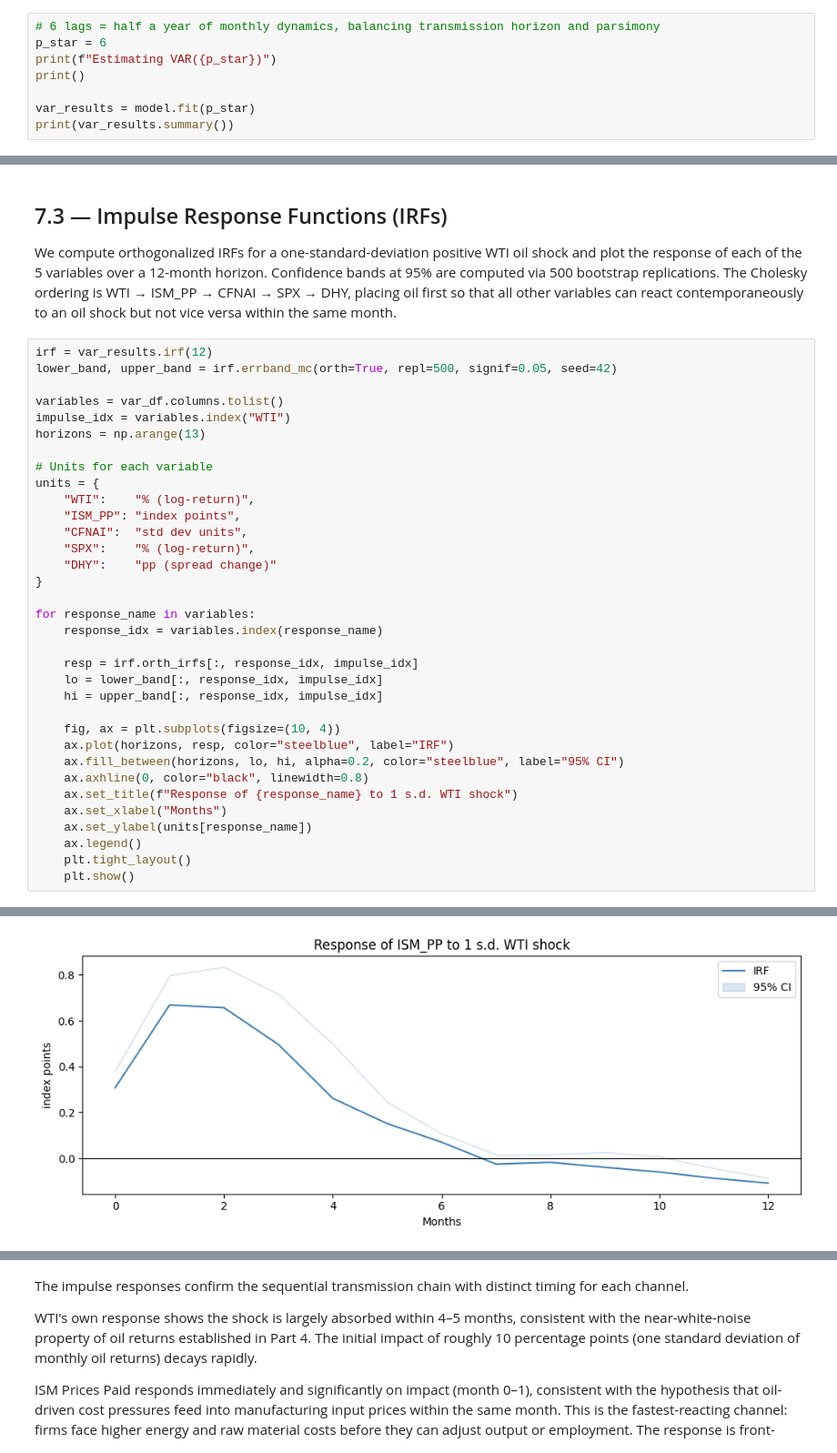
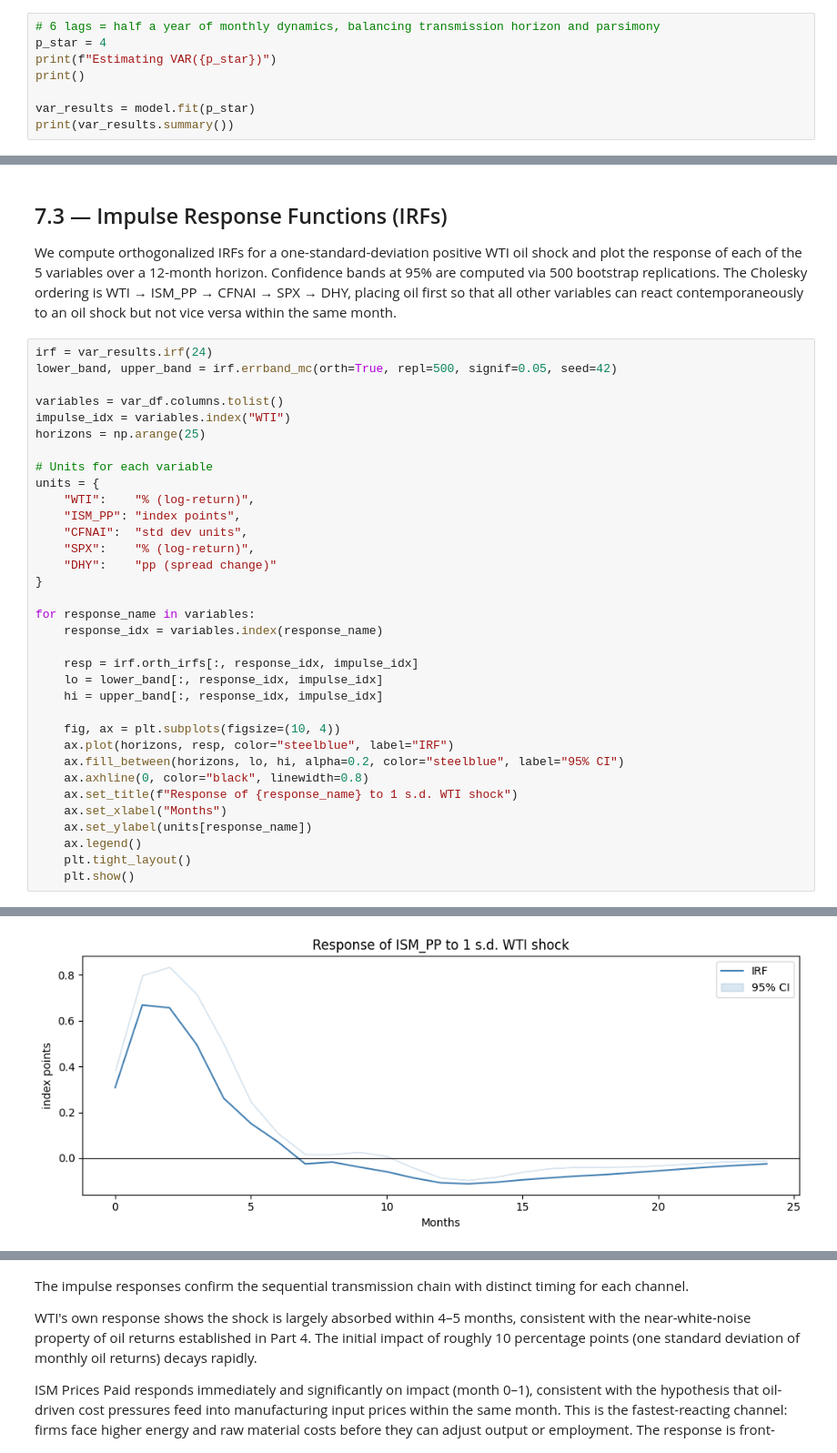
Before and after one commit to Altankaragulle/EMIF_Project_Oil, a Jupyter notebook: EMIF_Oil_Shock_Project.ipynb, the cells around one changed output, grey strips where cells are left out. Shown at 91% size. Cells and saved outputs as stored; diff of their text form.

```diff
--- a/EMIF_Oil_Shock_Project.ipynb
+++ b/EMIF_Oil_Shock_Project.ipynb
@@ -1237,7 +1236,7 @@ lag_table.round(4)
 VAR(p*) estimated via `statsmodels.tsa.vector_ar.var_model.VAR`. We print the full model summary and inspect the S&P 500 equation which lags of oil predict equity returns? and the oil equation (do financial variables feed back into oil?).
 # %%
 # 6 lags = half a year of monthly dynamics, balancing transmission horizon and parsimony
-p_star = 6
+p_star = 4
 print(f"Estimating VAR({p_star})")
 print()
 
@@ -1380,12 +1379,12 @@ Our ordering is: **WTI → ISM_PP → CFNAI → SPX → DHY**, which corresponds
 
 We compute orthogonalized IRFs for a one-standard-deviation positive WTI oil shock and plot the response of each of the 5 variables over a 12-month horizon. Confidence bands at 95% are computed via 500 bootstrap replications. The Cholesky ordering is WTI → ISM_PP → CFNAI → SPX → DHY, placing oil first so that all other variables can react contemporaneously to an oil shock but not vice versa within the same month.
 # %%
-irf = var_results.irf(12)
+irf = var_results.irf(24)
 lower_band, upper_band = irf.errband_mc(orth=True, repl=500, signif=0.05, seed=42)
 
 variables = var_df.columns.tolist()
 impulse_idx = variables.index("WTI")
-horizons = np.arange(13)
+horizons = np.arange(25)
 
 # Units for each variable
 units = {
@@ -1418 +1417 @@ for response_name in variables:
-[figure, old version]
+[figure, new version]
```
Also changed, not shown: parts of 13 cells of this notebook.
